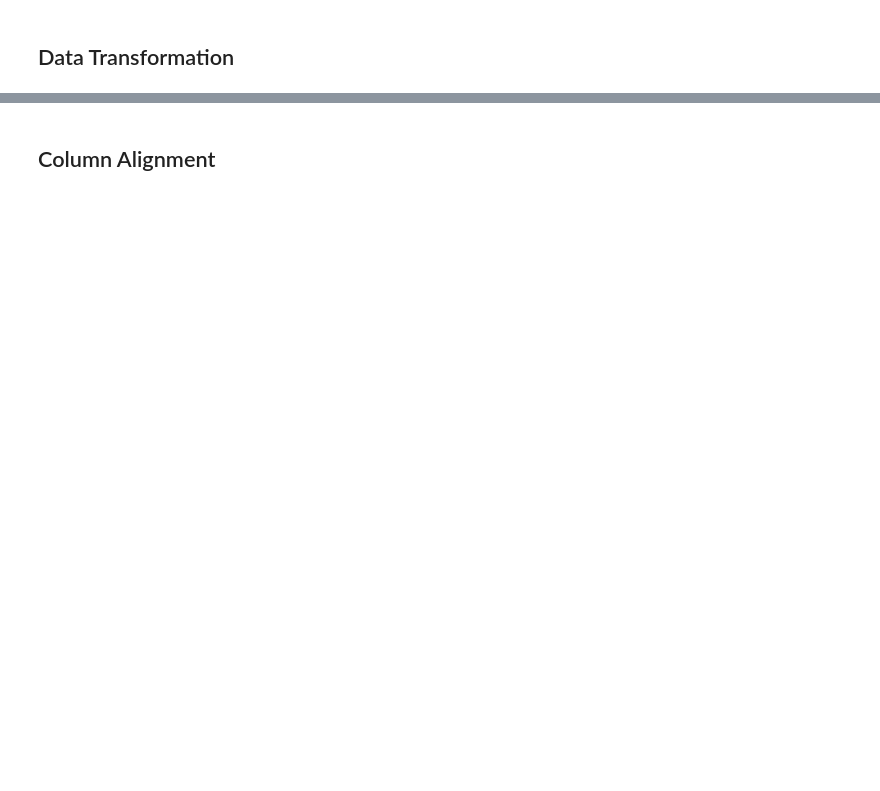
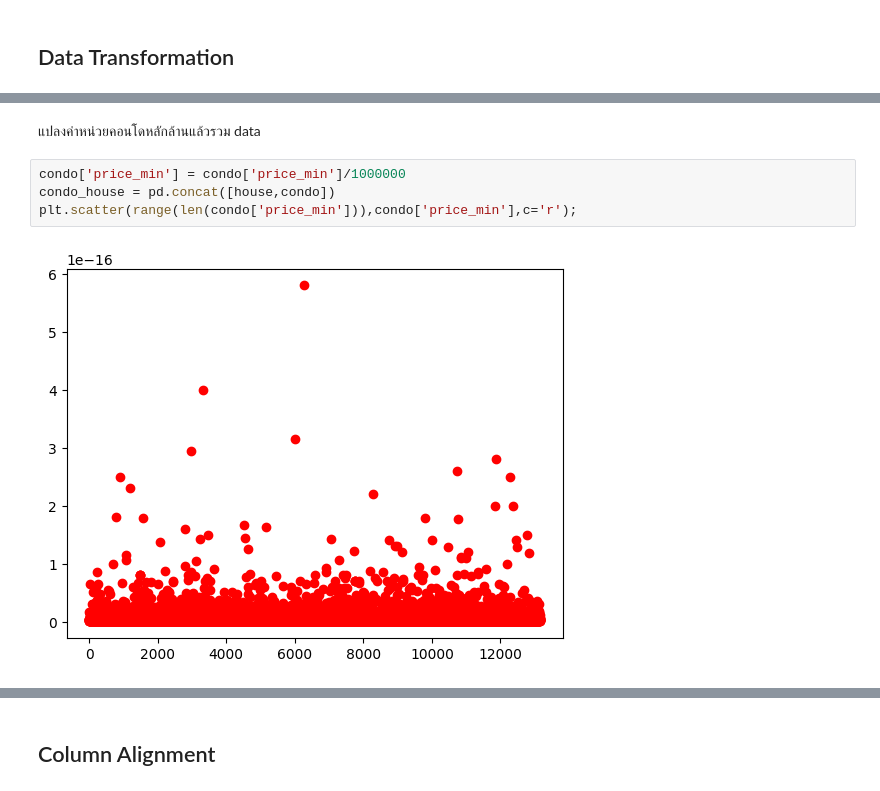
Before and after one commit to Panachai-spec007/BSC_DPDM2025, a Jupyter notebook: Ch3_Data_Preprocessing.ipynb, the cells around one changed output, grey strips where cells are left out. Drawn from its saved outputs; the diff is of its cells as text; blank space fills up the shorter version.

Commit message:
Data Integration Y-axis

```diff
--- a/Ch3_Data_Preprocessing.ipynb
+++ b/Ch3_Data_Preprocessing.ipynb
@@ -534,0 +617,8 @@ unit_df = unit_df.join(
+# %% [markdown]
+แปลงค่าหน่วยคอนโดหลักล้านแล้วรวม data
+# %%
+condo['price_min'] = condo['price_min']/1000000
+condo_house = pd.concat([house,condo])
+plt.scatter(range(len(condo['price_min'])),condo['price_min'],c='r');
+# %% [output]
+[figure, added]
```
Also changed, not shown: parts of 28 cells of this notebook.
